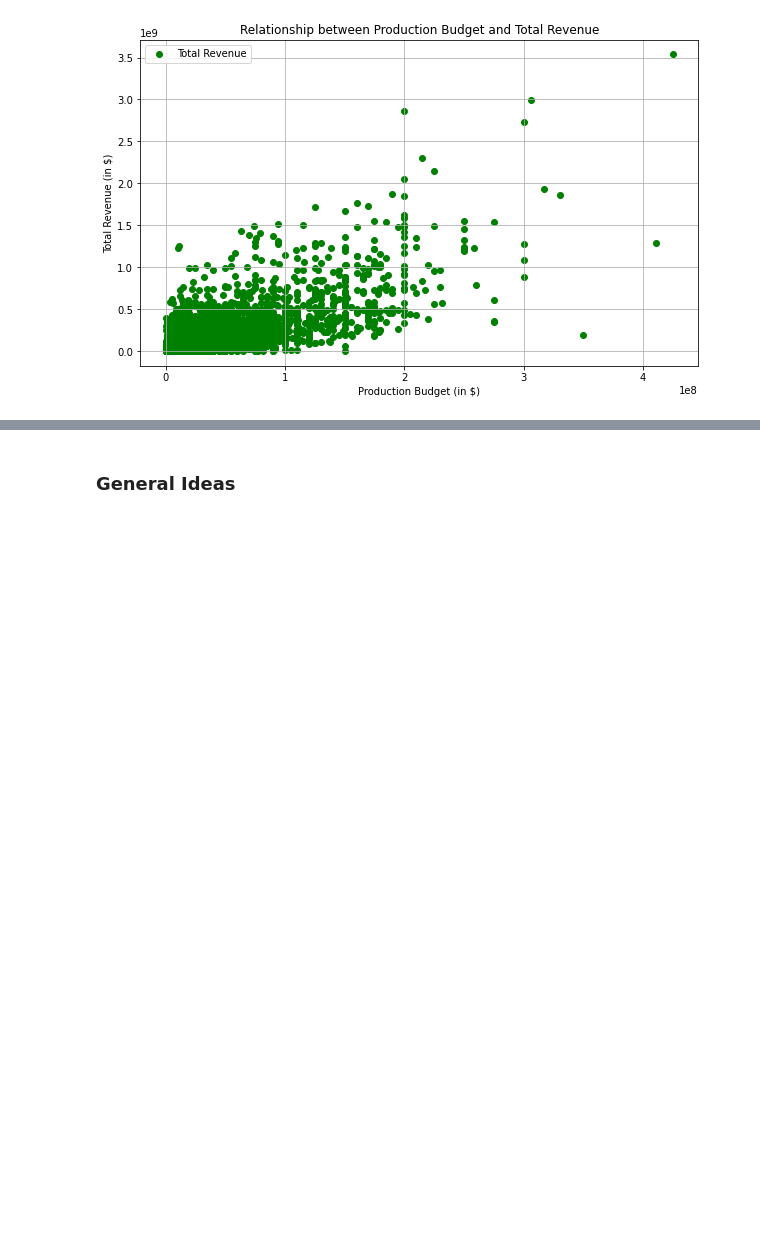
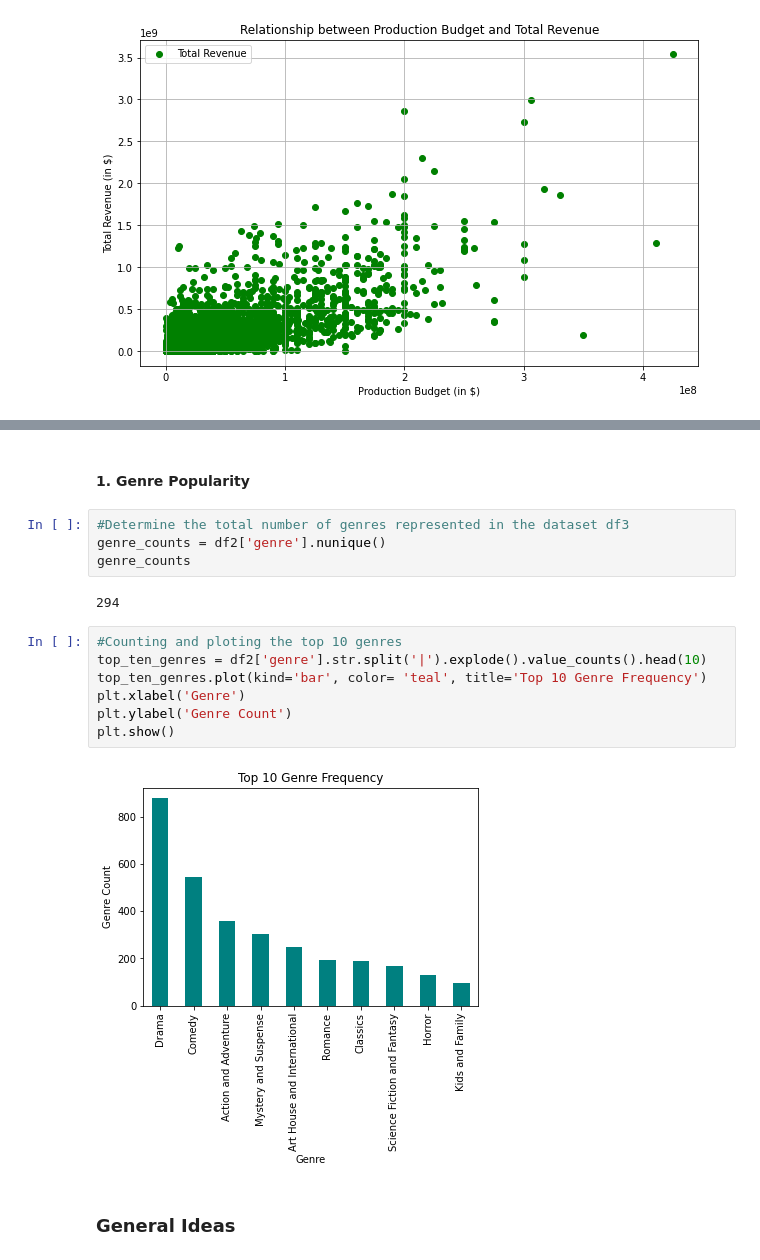
Before and after one commit to JulieMusangi/Film-Performance-Insights, a Jupyter notebook: analysis.ipynb, the cells around one changed output, grey strips where cells are left out. Cells and saved outputs as stored; diff of their text form; blank space fills up the shorter version.

Commit message:
Genre Analysis

```diff
--- a/analysis.ipynb
+++ b/analysis.ipynb
@@ -533,3 +570,20 @@ plt.grid(True)
+# %% [markdown]
+#### 1. Genre Popularity
+# %%
+#Determine the total number of genres represented in the dataset df3
+genre_counts = df2['genre'].nunique()
+genre_counts
+# %% [output]
+294
+# %%
+#Counting and ploting the top 10 genres
+top_ten_genres = df2['genre'].str.split('|').explode().value_counts().head(10)
+top_ten_genres.plot(kind='bar', color= 'teal', title='Top 10 Genre Frequency')
+plt.xlabel('Genre')
+plt.ylabel('Genre Count')
+plt.show()
+# %% [output]
+[figure, added]
 # %% [markdown]
 ### General Ideas
 # %%
```
Also changed, not shown: parts of 7 cells of this notebook.
